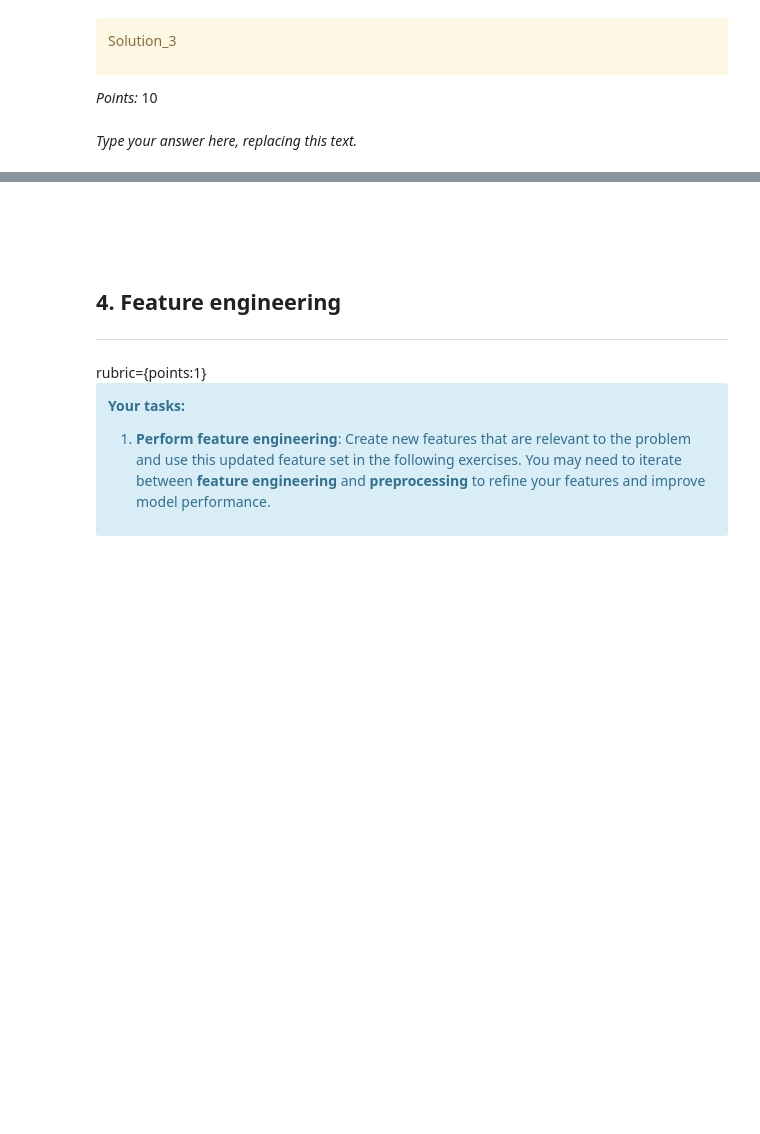
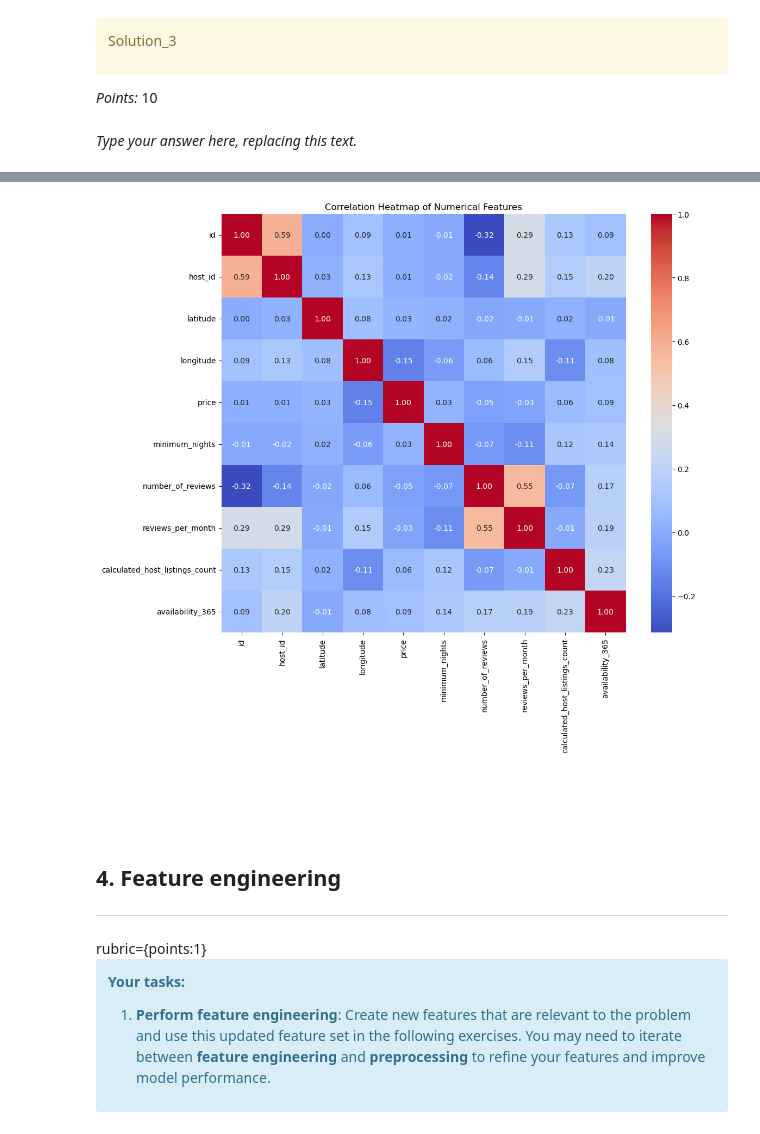
Before and after one commit to ansonnchan/cpsc-330, a Jupyter notebook: homeworks/HW5/hw5.ipynb, the cells around one changed output, grey strips where cells are left out. Drawn from its saved outputs; the diff is of its cells as text; code cells hidden in the pictures; blank space fills up the shorter version.

```diff
--- a/homeworks/HW5/hw5.ipynb
+++ b/homeworks/HW5/hw5.ipynb
@@ -189,3 +259,11 @@ _Type your answer here, replacing this text._
+# %%
+numerical_columns = train_df.select_dtypes(include="number")
+plt.figure(figsize=(12, 10) )
+sns.heatmap(numerical_columns.corr(),cmap="coolwarm", annot=True, fmt=".2f")
+plt.title("Correlation Heatmap of Numerical Features")
+plt.show()
+# %% [output]
+[figure, added]
 # %%
 ...
 # %% [markdown]
```
Also changed, not shown: parts of 23 cells of this notebook, 1 other file.
